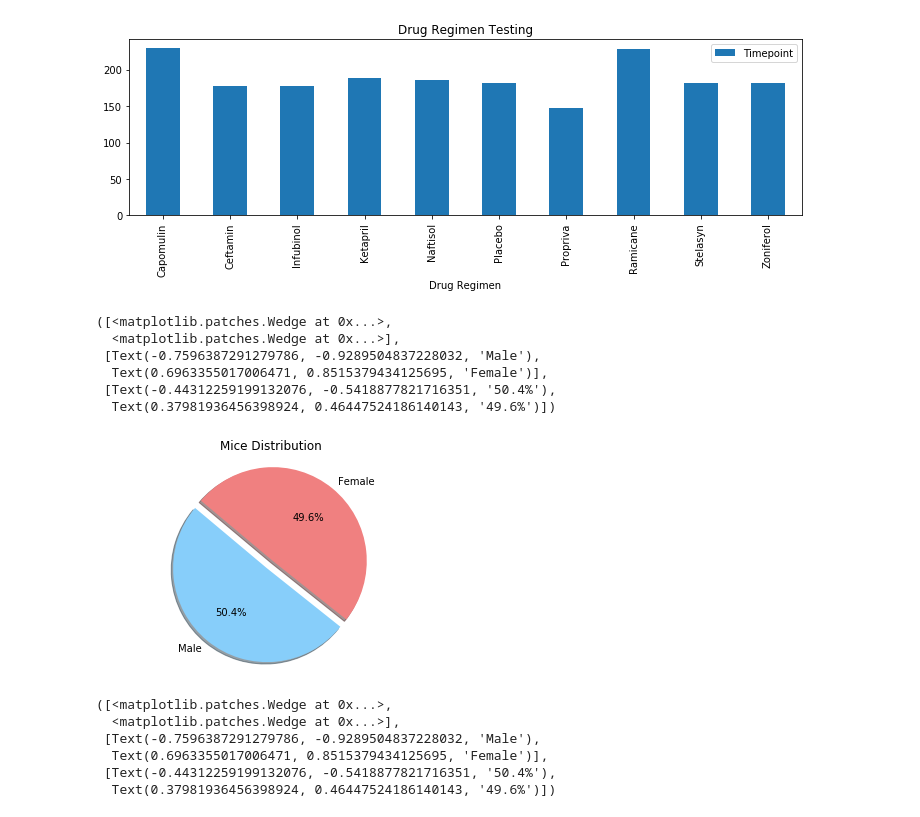
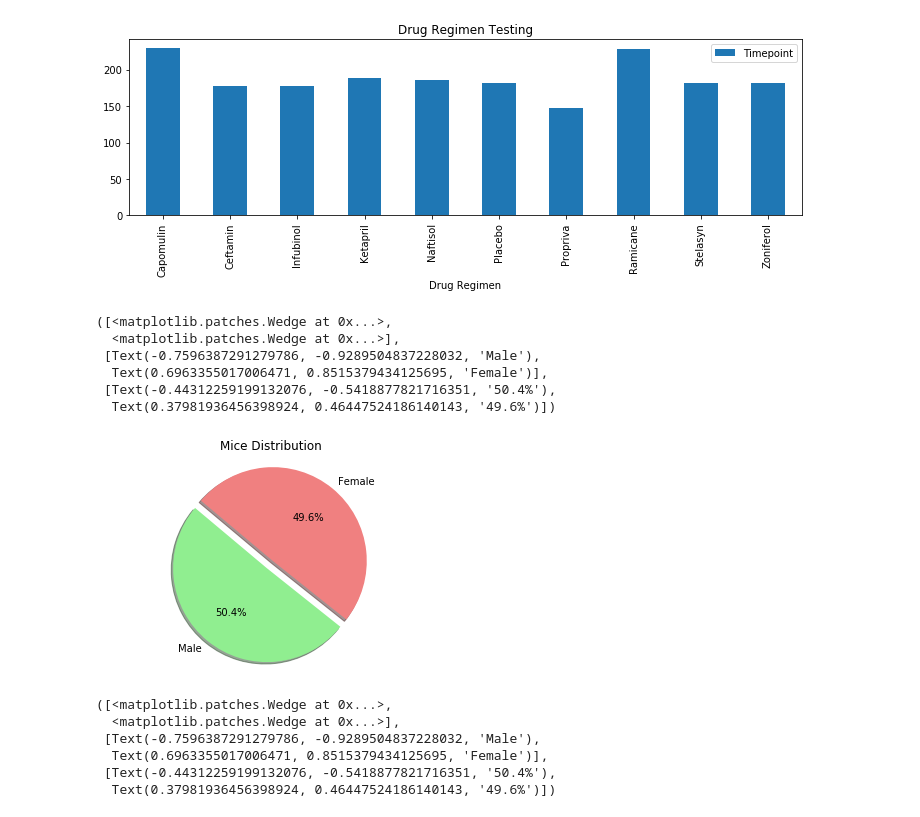
Before and after one commit to ceci-chapa/matplotlib-challenge, a Jupyter notebook: Pymaceuticals/pymaceuticals_starter.ipynb, the cells around one changed output. Saved outputs shown, nothing was run; the diff lists cells and outputs as text; code cells hidden in the pictures.

```diff
--- a/Pymaceuticals/pymaceuticals_starter.ipynb
+++ b/Pymaceuticals/pymaceuticals_starter.ipynb
@@ -202,31 +202,31 @@ plt.tight_layout()
 # %%
 duplicate_drop = clean_mouse.drop_duplicates(subset=['Mouse ID'])
 male_totals = duplicate_drop[(duplicate_drop["Sex"] == "Male")]
 female_totals = duplicate_drop[(duplicate_drop["Sex"] == "Female")]
 
 males = male_totals.count()["Sex"]
 females = female_totals.count()["Sex"]
 
 # Generate a pie plot showing the distribution of female versus male mice using Pandas
 
 labels = ["Male", "Female"]
 sizes = [males, females]
-colors = ["lightskyblue", "lightcoral"]
+colors = ["lightgreen", "lightcoral"]
 explode = (0.1, 0)
 mf_pie = plt.pie(sizes, explode=explode, labels=labels, colors=colors,
         autopct="%1.1f%%", shadow=True, startangle=140)
 plt.title("Mice Distribution")
 plt.axis("equal")
 
 mf_pie
 # %% [output]
 ([<matplotlib.patches.Wedge at 0x...>,
   <matplotlib.patches.Wedge at 0x...>],
  [Text(-0.7596387291279786, -0.9289504837228032, 'Male'),
   Text(0.6963355017006471, 0.8515379434125695, 'Female')],
  [Text(-0.44312259199132076, -0.5418877821716351, '50.4%'),
   Text(0.37981936456398924, 0.46447524186140143, '49.6%')])
-[figure, old version]
+[figure, new version]
 # %%
 # Generate a pie plot showing the distribution of female versus male mice using pyplot
 sex = ["Male", "Female"]
```
Also changed, not shown: parts of 1 cell of this notebook.
